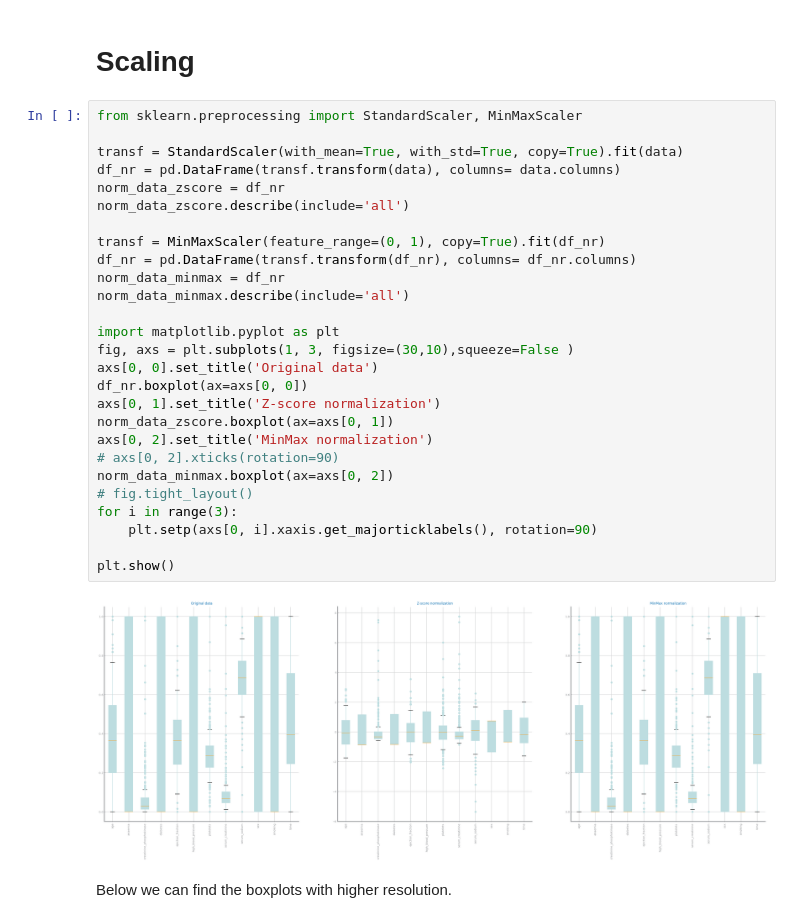
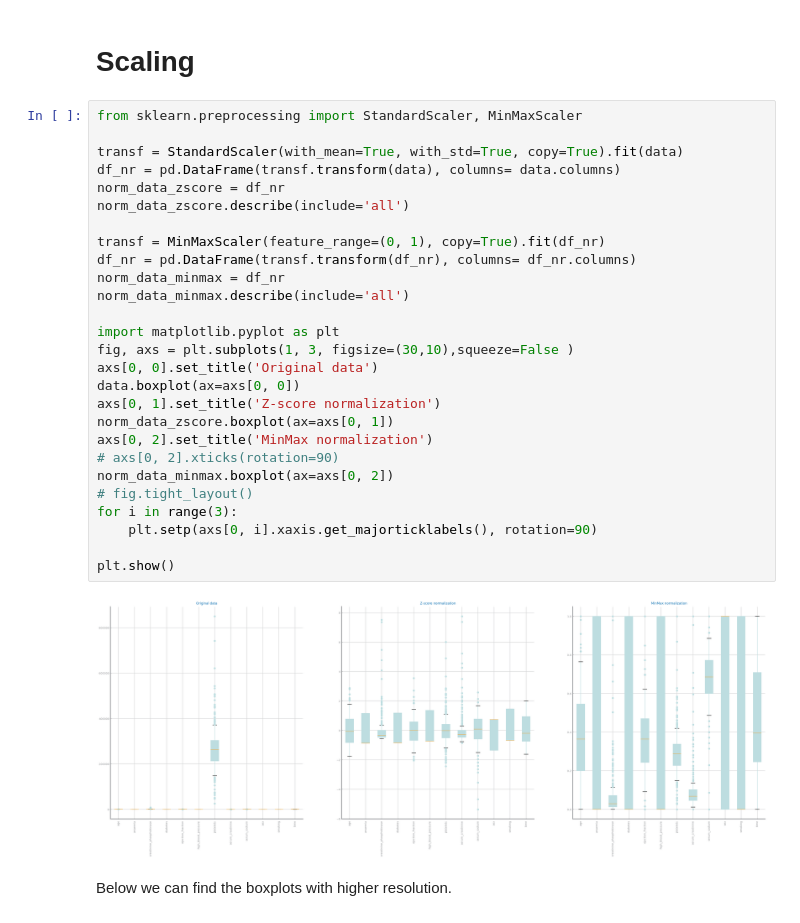
Before and after one commit to diogo-costa98/cdados, a Jupyter notebook: Lab3/Lab3_heart_failure.ipynb, the cells around one changed output. Drawn from its saved outputs; the diff is of its cells as text.

```diff
--- a/Lab3/Lab3_heart_failure.ipynb
+++ b/Lab3/Lab3_heart_failure.ipynb
@@ -60,32 +60,32 @@ More than half of the are records are 0, making it slightly unbalanced. So in or
 # %%
 from sklearn.preprocessing import StandardScaler, MinMaxScaler
 
 transf = StandardScaler(with_mean=True, with_std=True, copy=True).fit(data)
 df_nr = pd.DataFrame(transf.transform(data), columns= data.columns)
 norm_data_zscore = df_nr
 norm_data_zscore.describe(include='all')
 
 transf = MinMaxScaler(feature_range=(0, 1), copy=True).fit(df_nr)
 df_nr = pd.DataFrame(transf.transform(df_nr), columns= df_nr.columns)
 norm_data_minmax = df_nr
 norm_data_minmax.describe(include='all')
 
 import matplotlib.pyplot as plt
 fig, axs = plt.subplots(1, 3, figsize=(30,10),squeeze=False )
 axs[0, 0].set_title('Original data')
-df_nr.boxplot(ax=axs[0, 0])
+data.boxplot(ax=axs[0, 0])
 axs[0, 1].set_title('Z-score normalization')
 norm_data_zscore.boxplot(ax=axs[0, 1])
 axs[0, 2].set_title('MinMax normalization')
 # axs[0, 2].xticks(rotation=90)
 norm_data_minmax.boxplot(ax=axs[0, 2])
 # fig.tight_layout()
 for i in range(3):
     plt.setp(axs[0, i].xaxis.get_majorticklabels(), rotation=90)
 
 plt.show()
 # %% [output]
-[figure, old version]
+[figure, new version]
 # %% [markdown]
 Below we can find the boxplots with higher resolution.
 # %%
```
Also changed, not shown: parts of 1 cell of this notebook.
